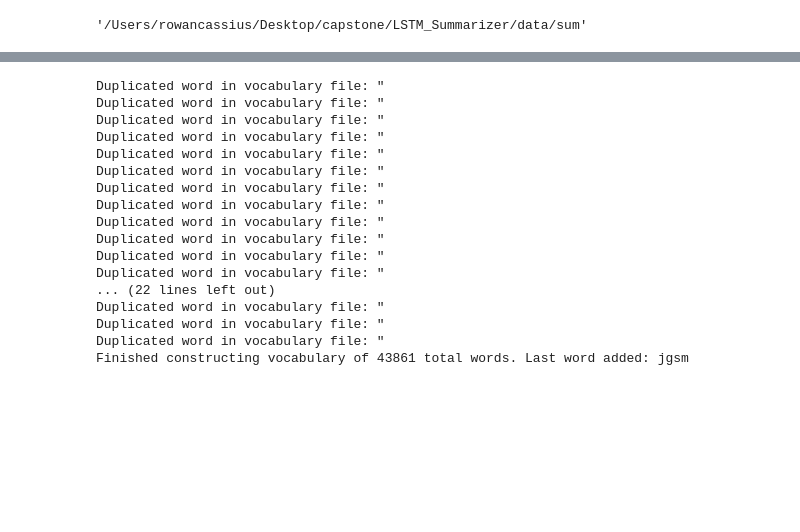
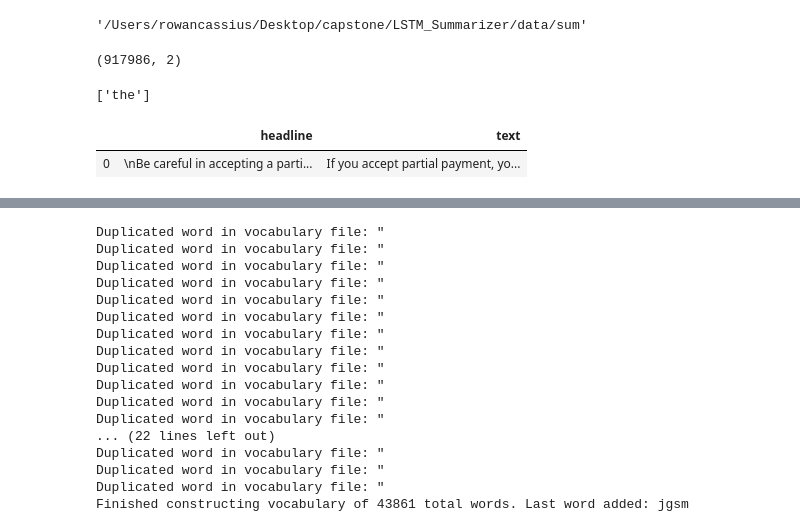
Before and after one commit to georgetao/extraction, a Jupyter notebook: LSTM_Summarizer/pretrain.ipynb, the cells around one changed output, grey strips where cells are left out. Cells and saved outputs as stored; diff of their text form; code cells hidden in the pictures; blank space fills up the shorter version.

Commit message:
made script to split and process data

```diff
--- a/LSTM_Summarizer/pretrain.ipynb
+++ b/LSTM_Summarizer/pretrain.ipynb
@@ -44,5 +44,9 @@ config.sum_path
 # %% [output]
 '/Users/rowancassius/Desktop/capstone/LSTM_Summarizer/data/sum'
 # %%
-task_data = pd.read_csv(os.path.join(config.sum_path, 'task_train_processed.tsv'))
-wiki_
+task_train = pd.read_csv(os.path.join(config.sum_path, 'task_train.tsv'), sep = '\t')
+wiki_train = pd.read_csv(os.path.join(config.sum_path, 'wiki_train.tsv'), sep = '\t')
+# %%
+wiki_train.shape
+# %% [output]
+(917986, 2)
@@ -48,0 +57,4 @@ wiki_
+# %%
+['the', 'car'][:-1]
+# %% [output]
+['the']
@@ -48,0 +67,5 @@ wiki_
+# %%
+wiki_train[:1]
+# %% [output]
+|  | headline | text |
+| 0 | \nBe careful in accepting a parti... | If you accept partial payment, yo... |
```
Also changed, not shown: parts of 11 cells of this notebook, 5 other files.
